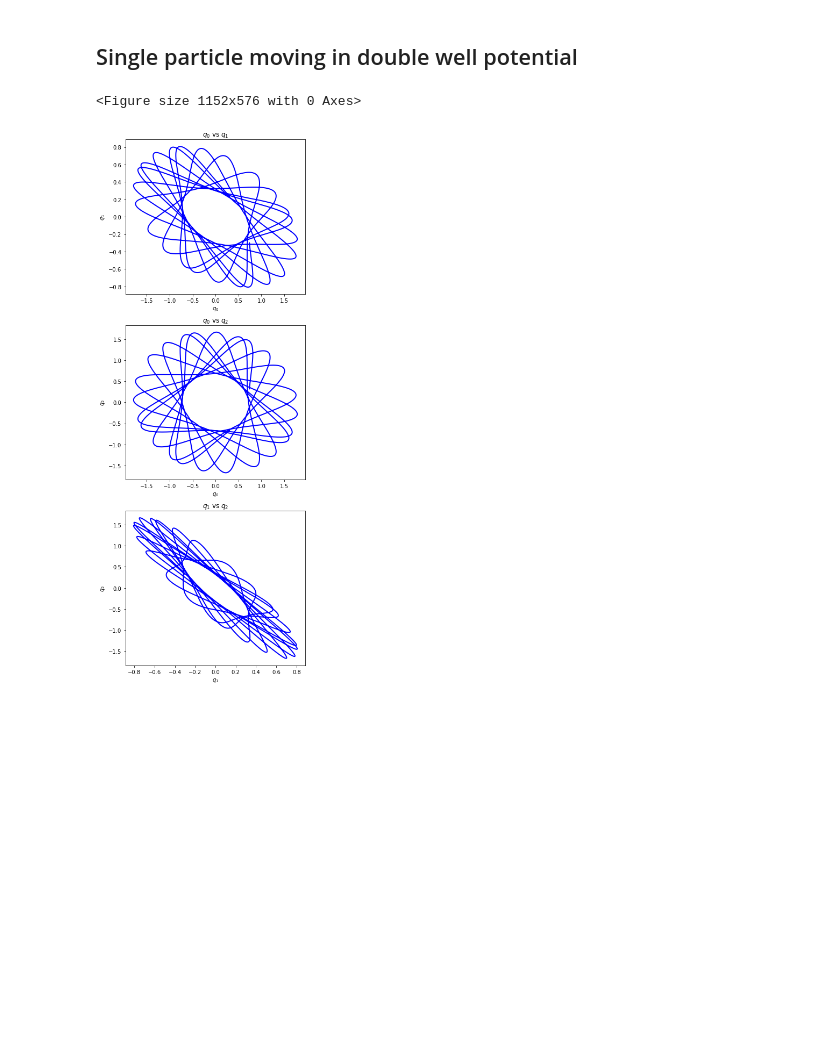
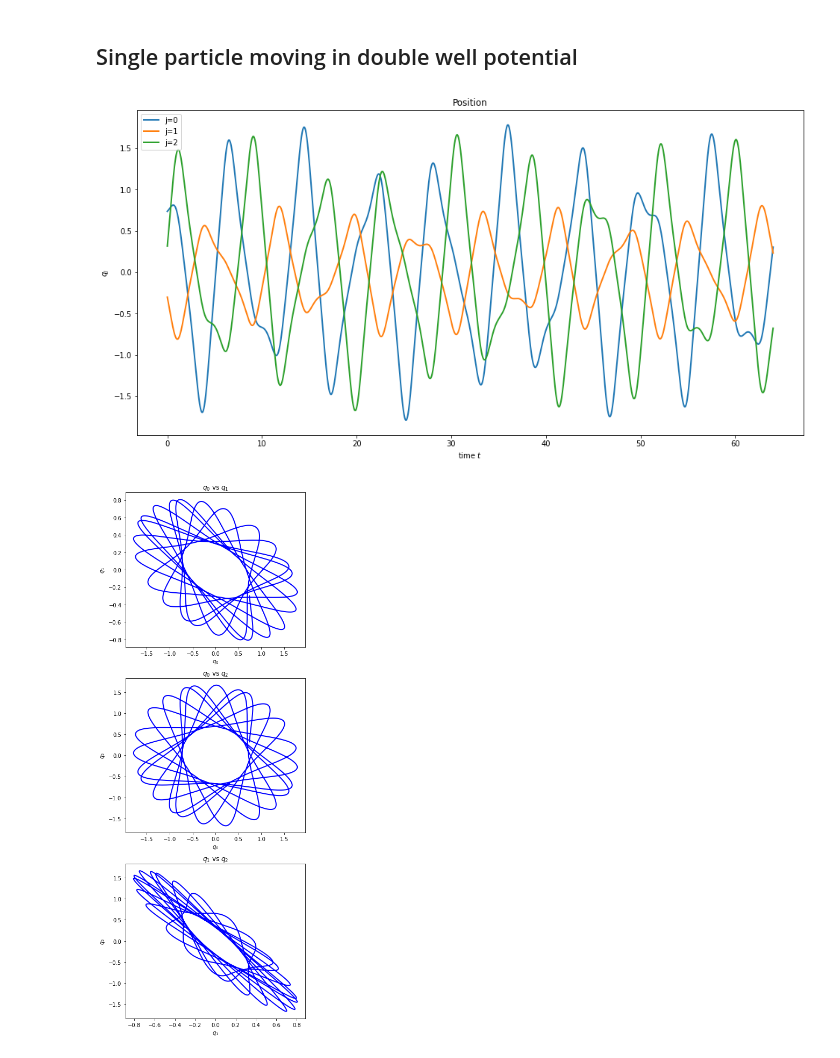
Before and after one commit to eikehmueller/mlconservation_code, a Jupyter notebook: src/VisualiseTrajectories.ipynb, the cells around one changed output. Drawn from its saved outputs; the diff is of its cells as text; code cells hidden in the pictures; blank space fills up the shorter version.

```diff
--- a/src/VisualiseTrajectories.ipynb
+++ b/src/VisualiseTrajectories.ipynb
@@ -201,42 +201,38 @@ Text(0.5, 0.92, 'Trajectories in 3d space')
 # %% [markdown]
 ## Single particle moving in double well potential
 # %%
-from itertools import combinations
-
-
-np.random.seed(2145127)
-
 dim = 3
 mass = 1.1
 mu = 1.2
 kappa = 0.97
 
 dynamical_system = DoubleWellPotentialSystem(dim, mass,mu,kappa)
 initializer = DoubleWellPotentialConstantInitializer(dim)
 monitors = [PositionMonitor(dim)]
 
 trajectory_generator3 = TrajectoryGenerator(dynamical_system,initializer,monitors,dt=0.01,t_final=64.0)
 trajectory_generator3.run()
 
 q_all = trajectory_generator3.monitors[0].value
 
 fig = plt.figure(figsize=(16,8))
+ax = plt.gca()
 
 for j in range(dim):
-    ax1.plot(trajectory_generator3.t,q_all[j,:],linewidth=2,label=f"j={j:d}")
-ax1.set_xlabel("time $t$")
-ax1.set_ylabel("$q_j$")
-ax1.legend(loc="upper left")
-ax1.set_title("Position")
+    ax.plot(trajectory_generator3.t,q_all[j,:],linewidth=2,label=f"j={j:d}")
+ax.set_xlabel("time $t$")
+ax.set_ylabel("$q_j$")
+ax.legend(loc="upper left")
+ax.set_title("Position")
 
 nplots = len(list(combinations(range(dim), 2)))
 fig, axs = plt.subplots(nplots,figsize=(6,6*nplots))
 
 for ell, (j,k) in enumerate(combinations(range(dim), 2)):
     axs[ell].plot(q_all[j,:],q_all[k,:],linewidth=2,color="blue")
     axs[ell].set_xlabel(f"$q_{j}$")
     axs[ell].set_ylabel(f"$q_{k}$")
     axs[ell].set_title(f"$q_{j}$ vs $q_{k}$")
 # %% [output]
-<Figure size 1152x576 with 0 Axes>
-[figure, old version]
+[figure, new version]
+[figure, added]
```
Also changed, not shown: parts of 3 cells of this notebook.
